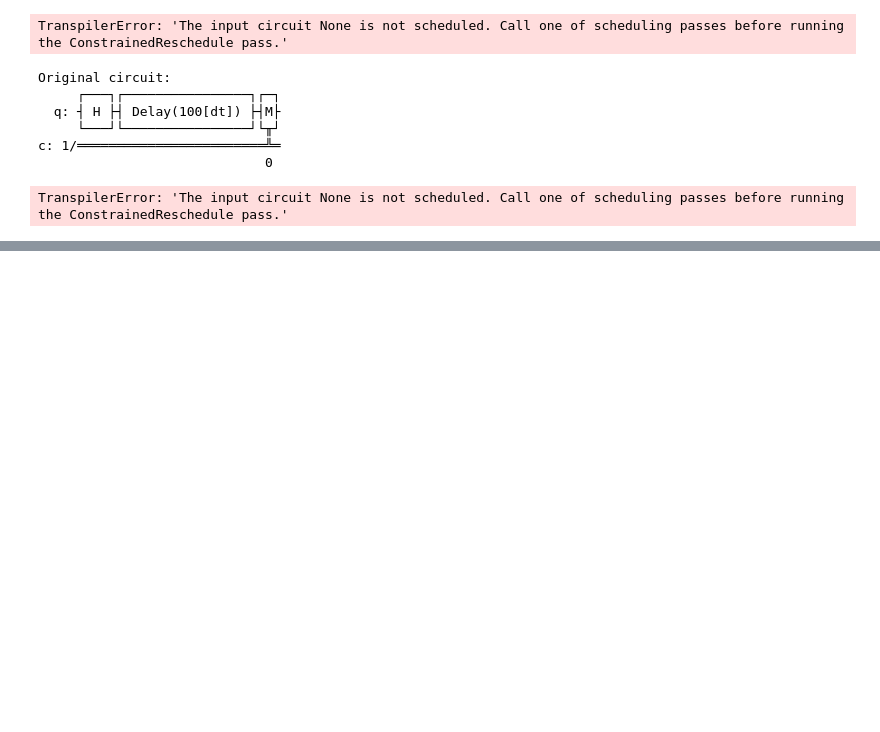
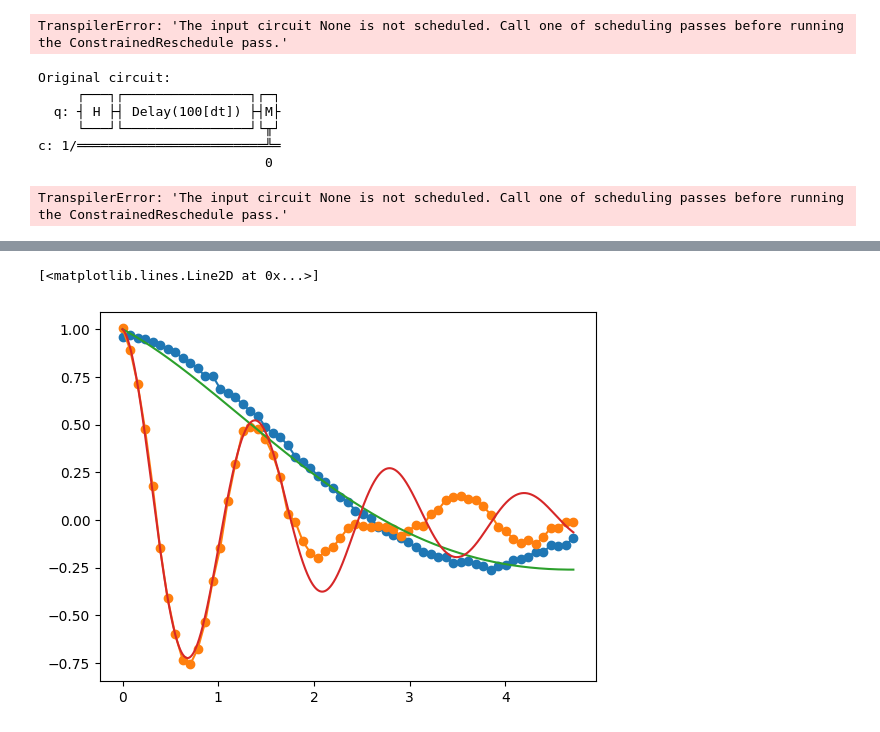
Before and after one commit to Davidkatom/Crosstalk, a Jupyter notebook: real_hardware_2.ipynb, the cells around one changed output, grey strips where cells are left out. Drawn from its saved outputs; the diff is of its cells as text; code cells hidden in the pictures; blank space fills up the shorter version.

```diff
--- a/real_hardware_2.ipynb
+++ b/real_hardware_2.ipynb
@@ -255,0 +264,14 @@ TranspilerError: 'The input circuit None is not scheduled. Call one of schedulin
+# %%
+import estimator
+import numpy as np
+import Ramsey_ExperimentV3
+expt_array = np.array(expt)
+
+# scaled_expt = (expt_array - np.min(expt_array)) / (np.max(expt_array) - np.min(expt_array)) * np.pi
+# modif_expt =[[-1*expt_array[i]] for i in range(len(expt_array))]
+
+scaled_delay = (delays - np.min(delays)) / (np.max(delays) - np.min(delays)) * 1.5*np.pi
+expt_nocross_modif = [[-1*expt_nocross[i]] for i in range(len(expt_nocross))]
+expt_cross_modif = [[-1*expt_cross[i]] for i in range(len(expt_cross))]
+batch_nocross = Ramsey_ExperimentV3.package_data([expt_nocross_modif], 1, 1000*8, scaled_delay, [], {}, [], [],[],[])[0]
+batch_cross = Ramsey_ExperimentV3.package_data([expt_cross_modif], 1, 1000*8, scaled_delay, [], {}, [], [],[],[])[0]
@@ -255,0 +287,15 @@ TranspilerError: 'The input circuit None is not scheduled. Call one of schedulin
+# %%
+# W = 0.85
+# D = 0.7
+# D_cross = 0.7
+highres_delay = np.arange(0, 1.5*np.pi, 0.001)
+plt.plot(scaled_delay, expt_nocross_modif, 'o-')
+plt.plot(scaled_delay, expt_cross_modif, 'o-')
+
+# plt.plot(scaled_delay, cross, 'o-')
+# plt.plot(short_delay, short_expt, 'o-')
+plt.plot(highres_delay, [np.cos(W*d)*np.exp(-D*d) for d in highres_delay])
+plt.plot(highres_delay, [np.cos(6.7/1.5*d)*np.exp(-D_cross*d) for d in highres_delay])
+# %% [output]
+[<matplotlib.lines.Line2D at 0x...>]
+[figure, added]
```
Also changed, not shown: parts of 24 cells of this notebook.
